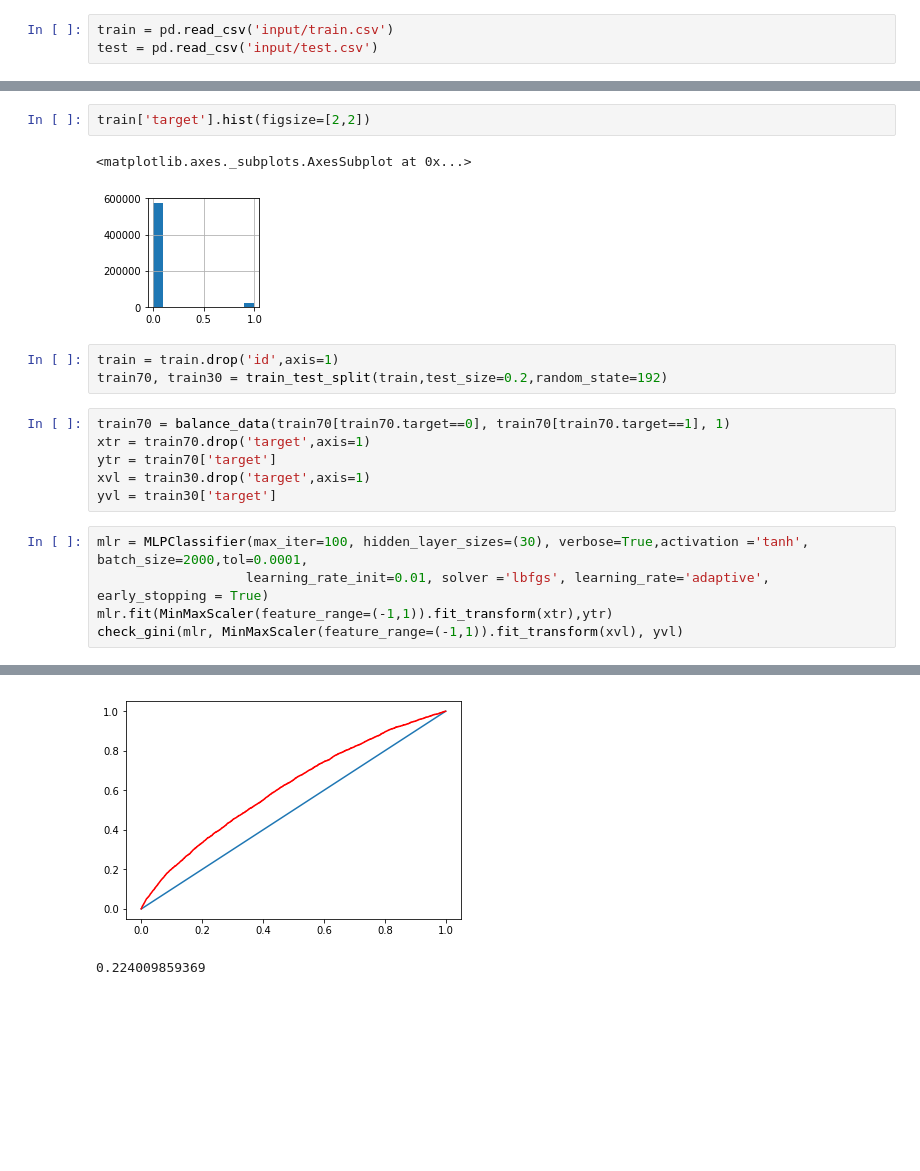
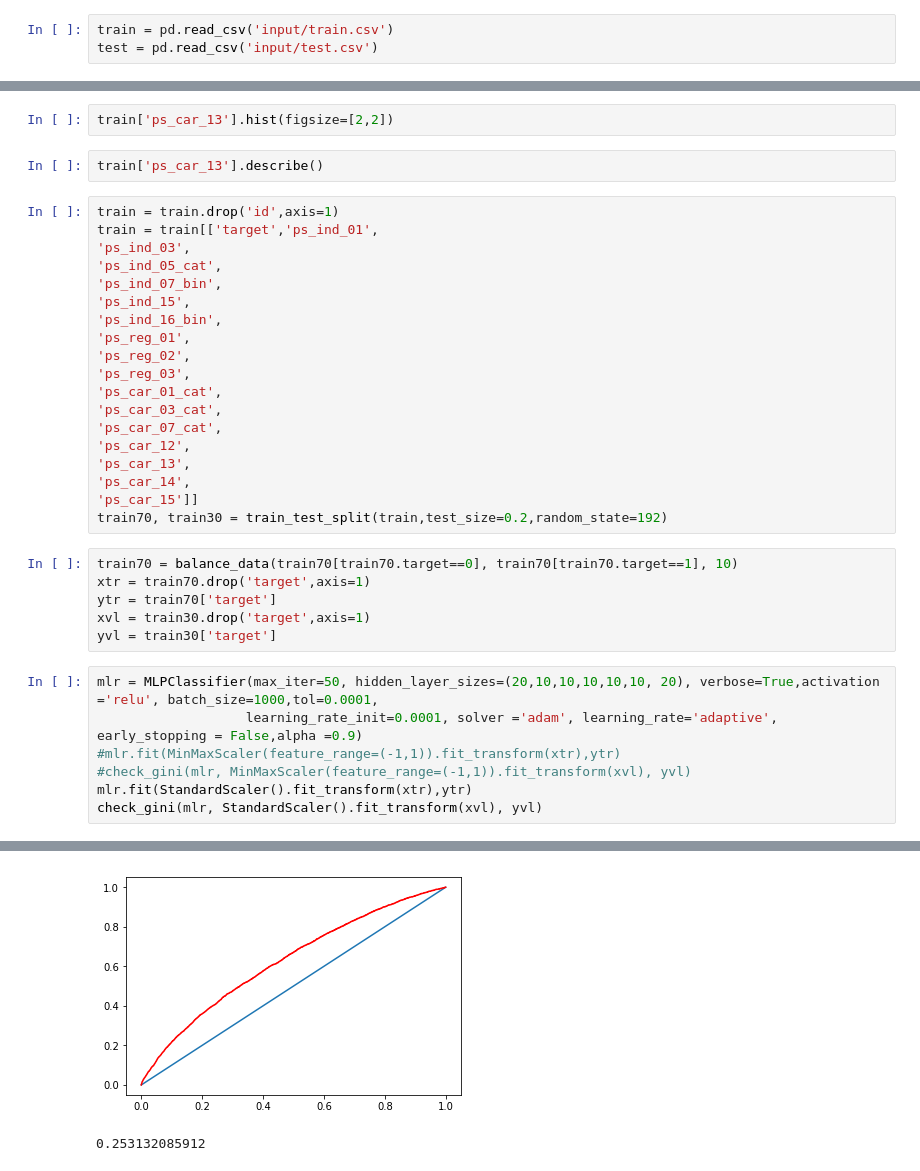
Before and after one commit to mutantu2002/TestsIpython, a Jupyter notebook: porto_seguro3.ipynb, the cells around one changed output, grey strips where cells are left out. Saved outputs shown, nothing was run; the diff lists cells and outputs as text; blank space fills up the shorter version.

```diff
--- a/porto_seguro3.ipynb
+++ b/porto_seguro3.ipynb
@@ -57,20 +39,37 @@ array([[<matplotlib.axes._subplots.AxesSubplot object at 0x...>,
 # %%
-train['target'].hist(figsize=[2,2])
+train['ps_car_13'].hist(figsize=[2,2])
-# %% [output]
-<matplotlib.axes._subplots.AxesSubplot at 0x...>
-[figure, removed]
+# %%
+train['ps_car_13'].describe()
 # %%
 train = train.drop('id',axis=1)
+train = train[['target','ps_ind_01',
+'ps_ind_03',
+'ps_ind_05_cat',
+'ps_ind_07_bin',
+'ps_ind_15',
+'ps_ind_16_bin',
+'ps_reg_01',
+'ps_reg_02',
+'ps_reg_03',
+'ps_car_01_cat',
+'ps_car_03_cat',
+'ps_car_07_cat',
+'ps_car_12',
+'ps_car_13',
+'ps_car_14',
+'ps_car_15']]
 train70, train30 = train_test_split(train,test_size=0.2,random_state=192)
 # %%
-train70 = balance_data(train70[train70.target==0], train70[train70.target==1], 1)
+train70 = balance_data(train70[train70.target==0], train70[train70.target==1], 10)
 xtr = train70.drop('target',axis=1)
 ytr = train70['target']
 xvl = train30.drop('target',axis=1)
 yvl = train30['target']
 # %%
-mlr = MLPClassifier(max_iter=100, hidden_layer_sizes=(30), verbose=True,activation ='tanh', batch_size=2000,tol=0.0001,
-                   learning_rate_init=0.01, solver ='lbfgs', learning_rate='adaptive', early_stopping = True)
-mlr.fit(MinMaxScaler(feature_range=(-1,1)).fit_transform(xtr),ytr)
-check_gini(mlr, MinMaxScaler(feature_range=(-1,1)).fit_transform(xvl), yvl)
+mlr = MLPClassifier(max_iter=50, hidden_layer_sizes=(20,10,10,10,10,10, 20), verbose=True,activation ='relu', batch_size=1000,tol=0.0001,
+                   learning_rate_init=0.0001, solver ='adam', learning_rate='adaptive', early_stopping = False,alpha =0.9)
+#mlr.fit(MinMaxScaler(feature_range=(-1,1)).fit_transform(xtr),ytr)
+#check_gini(mlr, MinMaxScaler(feature_range=(-1,1)).fit_transform(xvl), yvl)
+mlr.fit(StandardScaler().fit_transform(xtr),ytr)
+check_gini(mlr, StandardScaler().fit_transform(xvl), yvl)
 # %% [output]
@@ -77,3 +93,3 @@ check_gini(mlr, MinMaxScaler(feature_range=(-1,1)).fit_transform(xvl), yvl)
-[figure, old version]
+[figure, new version]
-0.224009859369
+0.253132085912
 # %%
```
Also changed, not shown: parts of 9 cells of this notebook, 5 other files.
